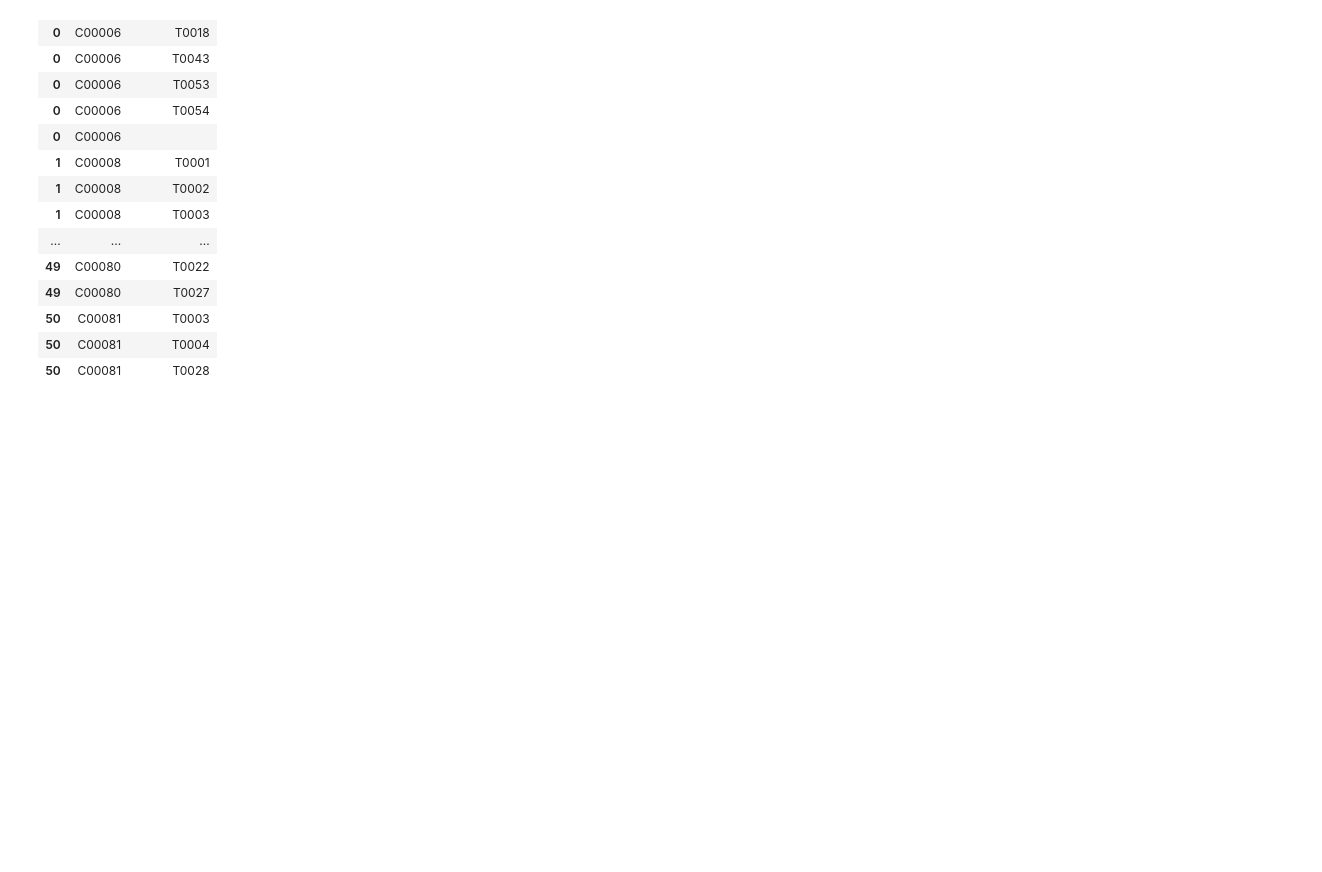
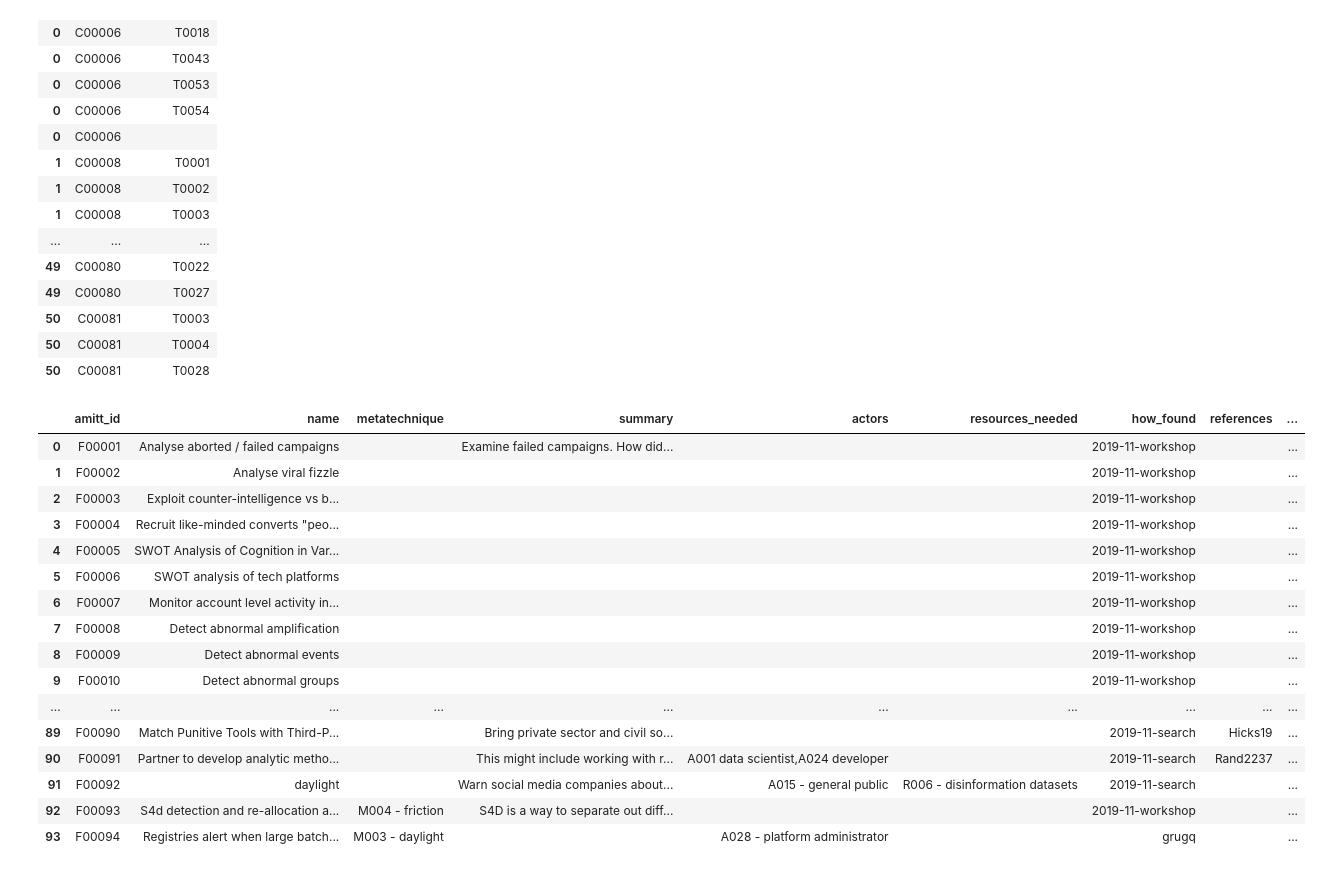
Before and after one commit to cogsec-collaborative/AMITT, a Jupyter notebook: HTML_GENERATING_CODE/AMITT_create_website_sql.ipynb, the cells around one changed output. Cells and saved outputs as stored; diff of their text form; code cells hidden in the pictures; blank space fills up the shorter version.

```diff
--- a/HTML_GENERATING_CODE/AMITT_create_website_sql.ipynb
+++ b/HTML_GENERATING_CODE/AMITT_create_website_sql.ipynb
@@ -36,6 +36,26 @@ dict_keys(['df_phases', 'df_frameworks', 'df_techniques', 'df_tasks', 'df_incide
 | 50 | C00081 | T0003 |
 | 50 | C00081 | T0004 |
 | 50 | C00081 | T0028 |
+# %%
+vars(amitt)['df_detections']
+# %% [output]
+|  | amitt_id | name | metatechnique | summary | actors | resources_needed | how_found | references | ... |
+| 0 | F00001 | Analyse aborted / failed campaigns |  | Examine failed campaigns. How did... |  |  | 2019-11-workshop |  | ... |
+| 1 | F00002 | Analyse viral fizzle |  |  |  |  | 2019-11-workshop |  | ... |
+| 2 | F00003 | Exploit counter-intelligence vs b... |  |  |  |  | 2019-11-workshop |  | ... |
+| 3 | F00004 | Recruit like-minded converts "peo... |  |  |  |  | 2019-11-workshop |  | ... |
+| 4 | F00005 | SWOT Analysis of Cognition in Var... |  |  |  |  | 2019-11-workshop |  | ... |
+| 5 | F00006 | SWOT analysis of tech platforms |  |  |  |  | 2019-11-workshop |  | ... |
+| 6 | F00007 | Monitor account level activity in... |  |  |  |  | 2019-11-workshop |  | ... |
+| 7 | F00008 | Detect abnormal amplification |  |  |  |  | 2019-11-workshop |  | ... |
+| 8 | F00009 | Detect abnormal events |  |  |  |  | 2019-11-workshop |  | ... |
+| 9 | F00010 | Detect abnormal groups |  |  |  |  | 2019-11-workshop |  | ... |
+| ... | ... | ... | ... | ... | ... | ... | ... | ... | ... |
+| 89 | F00090 | Match Punitive Tools with Third-P... |  | Bring private sector and civil so... |  |  | 2019-11-search | Hicks19 | ... |
+| 90 | F00091 | Partner to develop analytic metho... |  | This might include working with r... | A001 data scientist,A024 developer |  | 2019-11-search | Rand2237 | ... |
+| 91 | F00092 | daylight |  | Warn social media companies about... | A015 - general public | R006 - disinformation datasets | 2019-11-search |  | ... |
+| 92 | F00093 | S4d detection and re-allocation a... | M004 - friction | S4D is a way to separate out diff... |  |  | 2019-11-workshop |  | ... |
+| 93 | F00094 | Registries alert when large batch... | M003 - daylight |  | A028 - platform administrator |  | grugq |  | ... |
 # %%
 # Generate minimal sqlite database from the Amitt variables
 conn = sql.connect('amittsite.sqlite')
```
Also changed, not shown: parts of 5 cells of this notebook, 4 other files.
